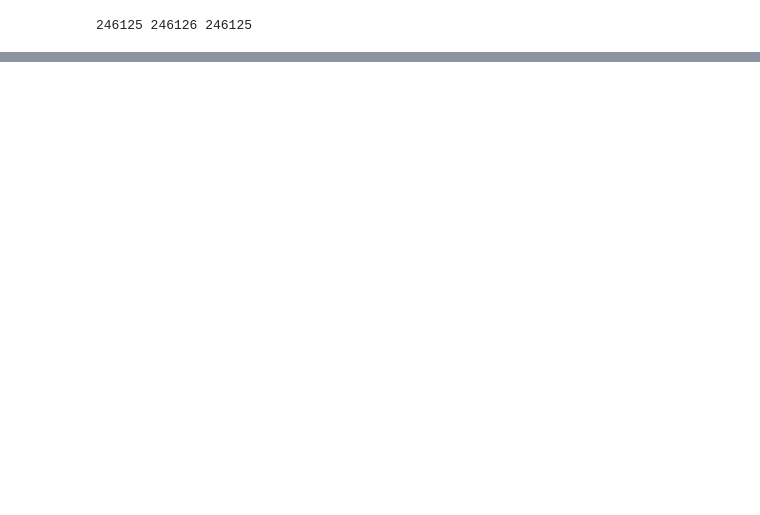
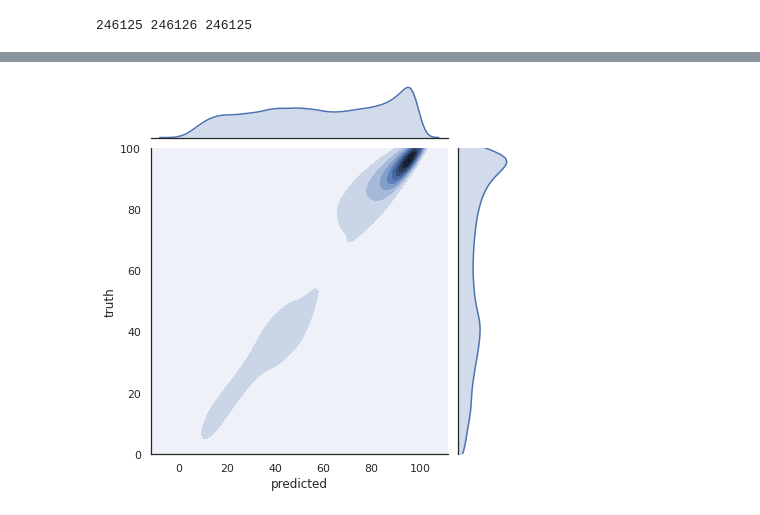
Before and after one commit to Telecommunication-Telemedia-Assessment/image_quality_test, a Jupyter notebook: pre_analysis/image_quality.ipynb, the cells around one changed output, grey strips where cells are left out. Drawn from its saved outputs; the diff is of its cells as text; code cells hidden in the pictures; blank space fills up the shorter version.

```diff
--- a/pre_analysis/image_quality.ipynb
+++ b/pre_analysis/image_quality.ipynb
@@ -248,0 +350,9 @@ print(dc.to_latex(index=False))
+# %%
+from sklearn.ensemble import RandomForestRegressor
+
+train["size*height"] = train.apply(lambda x: x["size_log2"] * x["height_log2"], axis=1)
+X = train[["size_log2", "height_log2", "size*height"]].values
+Y = train["vmaf"].values
+
+model = RandomForestRegressor(n_jobs=-1, criterion="mse")
+model.fit(X, Y)
@@ -248,0 +392,21 @@ print(dc.to_latex(index=False))
+# %%
+
+val["size*height"] = val.apply(lambda x: x["size_log2"] * x["height_log2"], axis=1)
+
+X_val = val[["size_log2", "height_log2", "size*height"]].values
+Y_val = val["vmaf"].values
+
+rf_pred = model.predict(X_val).clip(0, 100)
+
+c = {
+    "model": "IMG-h265-rf"
+}
+drf = pd.DataFrame({"truth": Y_val, "predicted": rf_pred})
+
+for m in ["pearson", "kendall", "spearman"]:
+    c[m] = drf[["truth", "predicted"]].corr(method=m)["truth"][-1]
+
+c["rmse"] = rmse(dmodel, "truth", "predicted")
+
+
+model_corrs.append(c)
@@ -248,0 +437,13 @@ print(dc.to_latex(index=False))
+# %%
+ax = sns.jointplot(
+    y="truth",
+    x="predicted",
+    kind="kde",
+    data=drf,
+    ylim=(0,100)
+)
+
+
+ax.savefig("model_IMG-h265-rf.pdf", bbox_inches="tight", dpi=400, rasterized=True)
+# %% [output]
+[figure, added]
```
Also changed, not shown: parts of 15 cells of this notebook, 8 other files.
